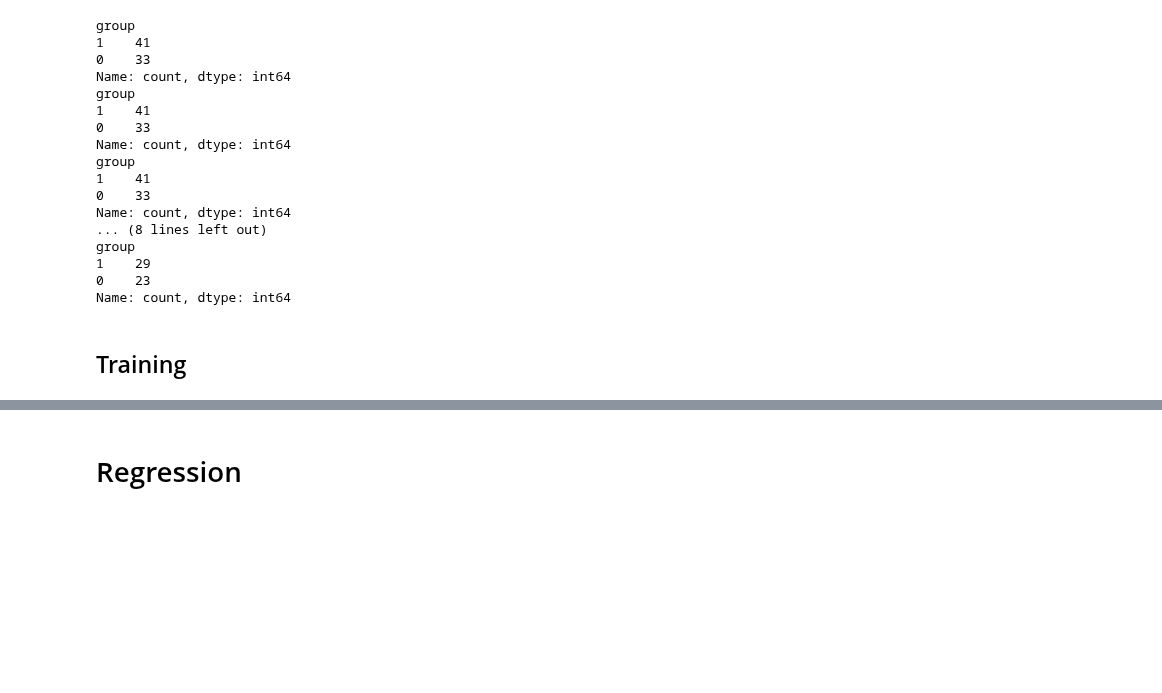
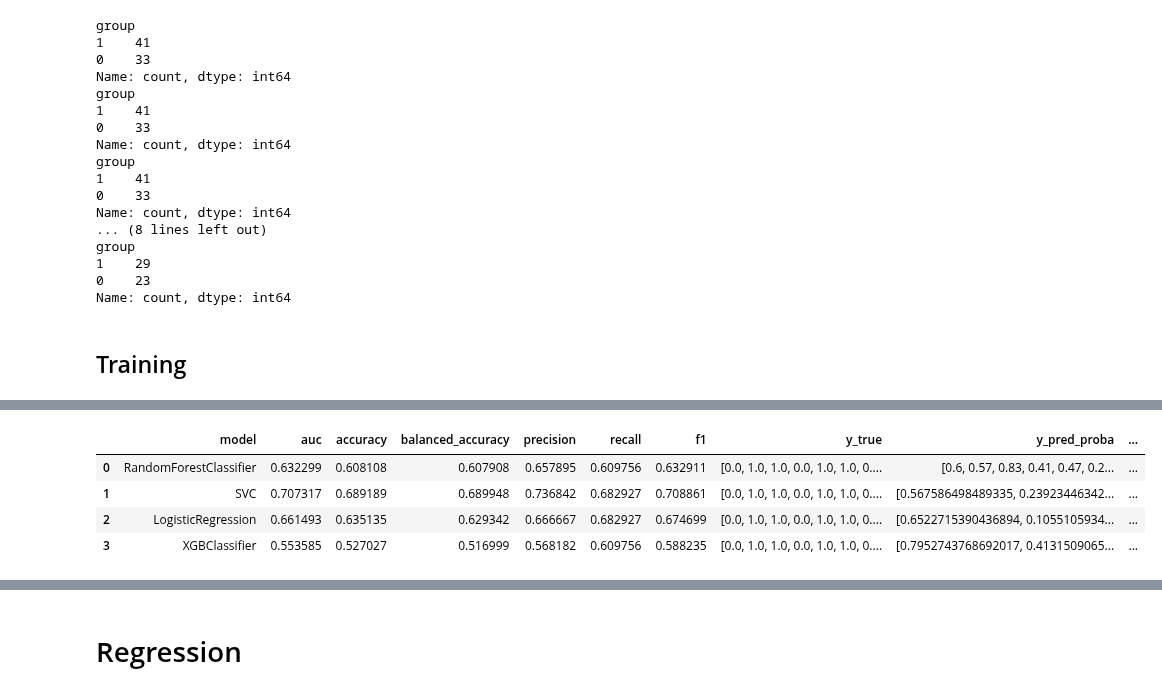
Before and after one commit to gianluca-capelo/tmt-analysis, a Jupyter notebook: notebooks/train.ipynb, the cells around one changed output, grey strips where cells are left out. Drawn from its saved outputs; the diff is of its cells as text; code cells hidden in the pictures; blank space fills up the shorter version.

```diff
--- a/notebooks/train.ipynb
+++ b/notebooks/train.ipynb
@@ -513,0 +531,85 @@ demographic+digital_feature_True_n=20_tune=False
+# %%
+from sklearn.metrics import (
+    roc_auc_score, roc_curve, accuracy_score, balanced_accuracy_score,
+    precision_score, recall_score, f1_score
+)
+import pandas as pd
+import numpy as np
+from pathlib import Path
+import re
+import ast
+
+def calculate_metrics_leave_one_out(df, model_name, plot_roc=False):
+    model_df = df[df['model'] == model_name]
+    y_true = model_df['y_test'].tolist()
+    y_pred_proba = model_df['y_pred_proba'].tolist()
+    y_pred = model_df['y_pred'].tolist()
+
+    try:
+        auc = roc_auc_score(y_true, y_pred_proba)
+    except ValueError:
+        auc = np.nan
+
+    # Aggregate feature importances across folds
+    importance_agg = {}
+    try:
+        all_importances = [ast.literal_eval(row) for row in model_df['feature_importances'].dropna()]
+        total = len(all_importances)
+        if total > 0:
+            sum_importance = {}
+            for imp in all_importances:
+                for k, v in imp.items():
+                    sum_importance[k] = sum_importance.get(k, 0) + v
+            importance_agg = {k: v / total for k, v in sum_importance.items()}
+    except Exception as e:
+        print(f"⚠️ Error parsing feature importances for {model_name}: {e}")
+        importance_agg = {}
+
+    return pd.DataFrame({
+        'model': [model_name],
+        'auc': [auc],
+        'accuracy': [accuracy_score(y_true, y_pred)],
+        'balanced_accuracy': [balanced_accuracy_score(y_true, y_pred)],
+        'precision': [precision_score(y_true, y_pred, zero_division=0)],
+        'recall': [recall_score(y_true, y_pred, zero_division=0)],
+        'f1': [f1_score(y_true, y_pred, zero_division=0)],
+        'y_true': [y_true],
+        'y_pred_proba': [y_pred_proba],
+        'feature_importances': [importance_agg]
+    })
+
+# ───────────────────────────────────────────────────────────────
+# File loading
+# ───────────────────────────────────────────────────────────────
+
+dir2 = Path('./results/modelling/classification/2025-07-08')
+file_paths = [f.resolve() for f in dir2.rglob('*') if f.is_file()]
+
+all_dataset_metrics = []
+
+for path in file_paths:
+    print(path)
+    pattern = re.compile(r"(.*?)_LOOCV")
+    match = pattern.search(path.stem)
+    dataset = match.group(1)
+    print(dataset)
+
+    all_metrics_df = pd.read_csv(path)
+
+    model_dfs = [
+        calculate_metrics_leave_one_out(all_metrics_df, model_name)
+        for model_name in all_metrics_df['model'].unique()
+    ]
+
+    metrics_global = pd.concat(model_dfs, ignore_index=True)
+    metrics_global['dataset'] = dataset
+    metrics_global['PCA'] = 'PCA' in str(path)
+    metrics_global['features'] = 'feature' in str(path)
+    metrics_global['complete'] = not (('less' in str(path)) or ('eye' in str(path)))
+
+    all_dataset_metrics.append(metrics_global)
+
+all_datasets_df = pd.concat(all_dataset_metrics, ignore_index=True)
+
+all_datasets_df
+# %% [output]
@@ -514,3 +618,8 @@ demographic+digital_feature_True_n=20_tune=False
+|  | model | auc | accuracy | balanced_accuracy | precision | recall | f1 | y_true | y_pred_proba | ... |
+| 0 | RandomForestClassifier | 0.632299 | 0.608108 | 0.607908 | 0.657895 | 0.609756 | 0.632911 | [0.0, 1.0, 1.0, 0.0, 1.0, 1.0, 0.... | [0.6, 0.57, 0.83, 0.41, 0.47, 0.2... | ... |
+| 1 | SVC | 0.707317 | 0.689189 | 0.689948 | 0.736842 | 0.682927 | 0.708861 | [0.0, 1.0, 1.0, 0.0, 1.0, 1.0, 0.... | [0.567586498489335, 0.23923446342... | ... |
+| 2 | LogisticRegression | 0.661493 | 0.635135 | 0.629342 | 0.666667 | 0.682927 | 0.674699 | [0.0, 1.0, 1.0, 0.0, 1.0, 1.0, 0.... | [0.6522715390436894, 0.1055105934... | ... |
+| 3 | XGBClassifier | 0.553585 | 0.527027 | 0.516999 | 0.568182 | 0.609756 | 0.588235 | [0.0, 1.0, 1.0, 0.0, 1.0, 1.0, 0.... | [0.7952743768692017, 0.4131509065... | ... |
 # %%
 all_datasets_df = pd.concat(all_dataset_metrics)
 
```
Also changed, not shown: parts of 13 cells of this notebook, 2 other files.
